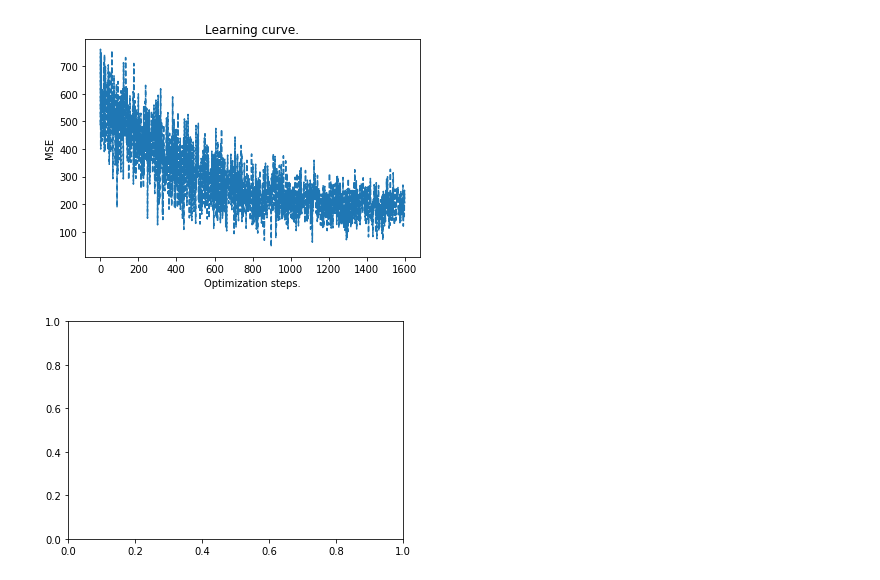
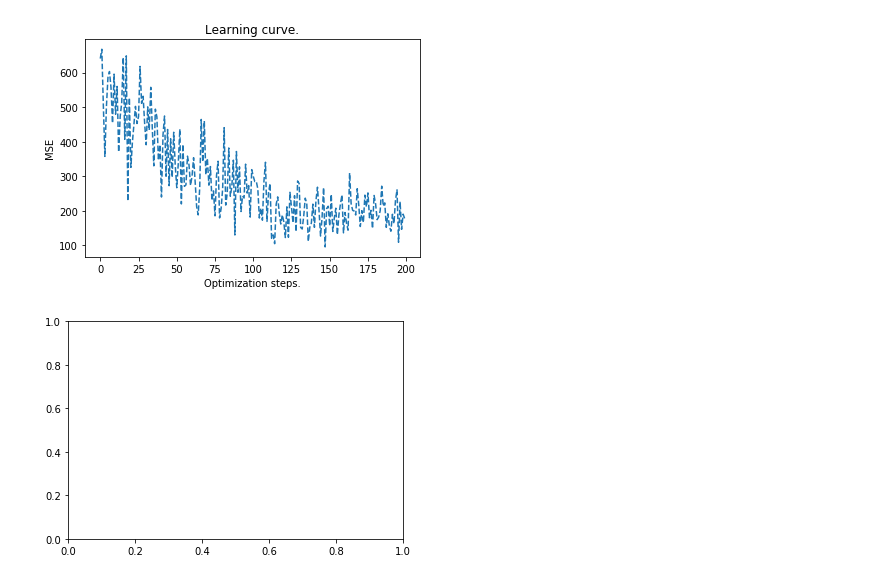
Before and after one commit to benjamincarney/EECS-Faculty-Salary-Predictor, a Jupyter notebook: NeuralNetNotebook.ipynb, the cells around one changed output. Cells and saved outputs as stored; diff of their text form; code cells hidden in the pictures.

```diff
--- a/NeuralNetNotebook.ipynb
+++ b/NeuralNetNotebook.ipynb
@@ -122,7 +122,7 @@ def NeuralTrain(trainloader, net, criterion, optimizer, device):
 			# print statistics
 			running_loss += loss.item()
 
-			if i % 10 == 9:
+			if i % 80 == 79:
 				loss_graph.append(loss.item())
 				end = time.time()
 				print('[epoch %d, iter %5d] loss: %.3f eplased time %.3f' %
@@ -218,2 +218,2 @@ Error: 191 dollars
-[figure, old version]
+[figure, new version]
 [figure]
```
Also changed, not shown: parts of 1 cell of this notebook.
